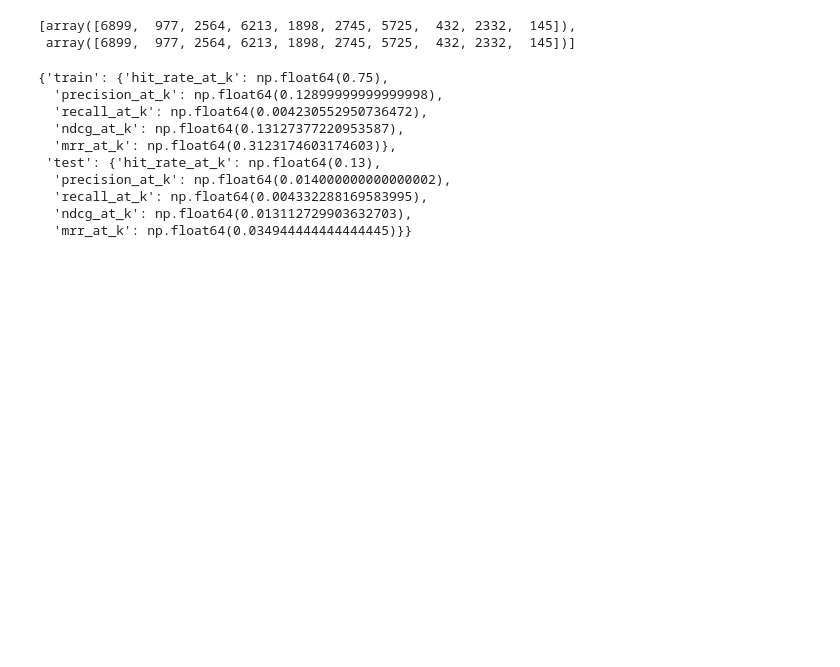
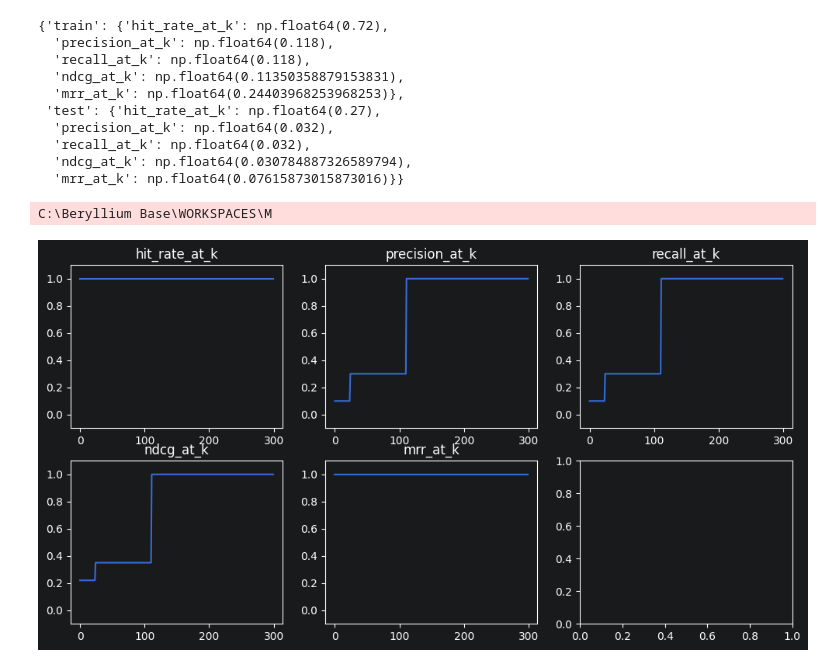
Before and after one commit to Minecraftian14/rs-fatigue-aware-dual-system-recommender-system, a Jupyter notebook: sandbox/kuairec_system_2_solution.ipynb, the cells around one changed output. Cells and saved outputs as stored; diff of their text form; code cells hidden in the pictures; blank space fills up the shorter version.

```diff
--- a/sandbox/kuairec_system_2_solution.ipynb
+++ b/sandbox/kuairec_system_2_solution.ipynb
@@ -33,2 +31,2 @@ evaluator = Evaluator()
 # %%
-solution = DSHCRSSolution(data_model, root=os.path.join('temp', 'checkpoints'))
+solution = RLModelS2Solution(data_model)
@@ -44,18 +33,28 @@ recs = solution.get_recommendations(users)
-# %%
-recs
-# %% [output]
-[array([6899,  977, 2564, 6213, 1898, 2745, 5725,  432, 2332,  145]),
- array([6899,  977, 2564, 6213, 1898, 2745, 5725,  432, 2332,  145])]
 # %%
+evaluator = Evaluator()
 evaluator.evaluate(solution)
 # %% [output]
-{'train': {'hit_rate_at_k': np.float64(0.75),
-  'precision_at_k': np.float64(0.12899999999999998),
-  'recall_at_k': np.float64(0.004230552950736472),
-  'ndcg_at_k': np.float64(0.13127377220953587),
-  'mrr_at_k': np.float64(0.3123174603174603)},
- 'test': {'hit_rate_at_k': np.float64(0.13),
-  'precision_at_k': np.float64(0.014000000000000002),
-  'recall_at_k': np.float64(0.004332288169583995),
-  'ndcg_at_k': np.float64(0.013112729903632703),
-  'mrr_at_k': np.float64(0.034944444444444445)}}
+{'train': {'hit_rate_at_k': np.float64(0.72),
+  'precision_at_k': np.float64(0.118),
+  'recall_at_k': np.float64(0.118),
+  'ndcg_at_k': np.float64(0.11350358879153831),
+  'mrr_at_k': np.float64(0.24403968253968253)},
+ 'test': {'hit_rate_at_k': np.float64(0.27),
+  'precision_at_k': np.float64(0.032),
+  'recall_at_k': np.float64(0.032),
+  'ndcg_at_k': np.float64(0.030784887326589794),
+  'mrr_at_k': np.float64(0.07615873015873016)}}
+# %%
+sim_evaluator = SimulationEvaluator(data_model, n_sample_users=10)
+# %%
+results = sim_evaluator.evaluate_simulation(solution, n_time_stamps=300, top_k=10)
+# %% [output]
+C:\Beryllium Base\WORKSPACES\M
+# %%
+fig, axs = plt.subplots(2, 3, figsize=(12, 6))
+for ax, (k, v) in zip(axs.ravel(), results[3].items()):
+    ax.plot(v)
+    ax.set_title(k)
+    ax.set_ylim(-0.1, 1.1)
+# %% [output]
+[figure, added]
```
Also changed, not shown: parts of 7 cells of this notebook, 10 other files.
